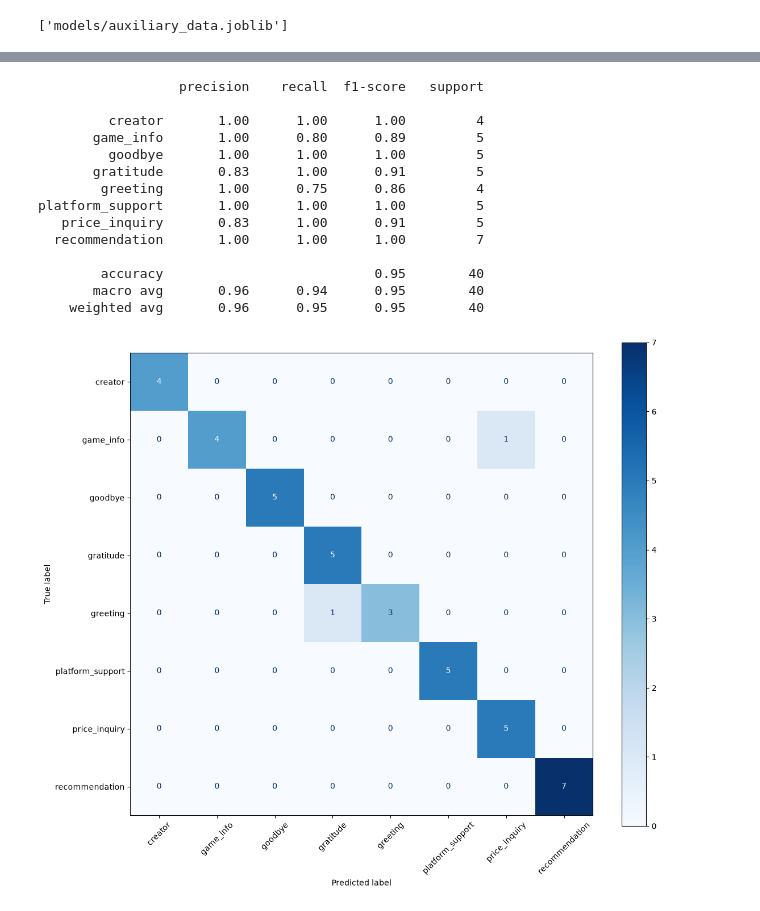
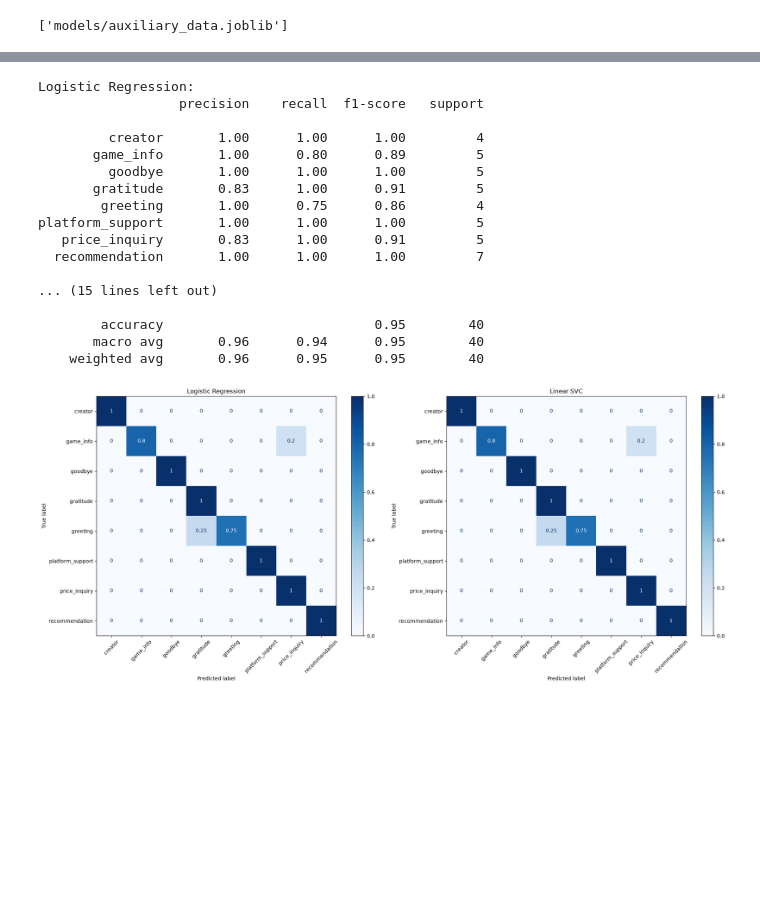
Before and after one commit to zhon12345/steam-chatbot, a Jupyter notebook: Steam AI Chatbot.ipynb, the cells around one changed output, grey strips where cells are left out. Drawn from its saved outputs; the diff is of its cells as text; code cells hidden in the pictures; blank space fills up the shorter version.

Commit message:
✨ Add LinearSVC intent classifier

```diff
--- a/Steam AI Chatbot.ipynb
+++ b/Steam AI Chatbot.ipynb
@@ -259,3 +254,15 @@ Pipeline(steps=[('features',
                 ('clf',
                  LogisticRegression(class_weight='balanced', max_iter=1000,
                                     random_state=42))])
+# %%
+base = LinearSVC(C=1.0, random_state=42, class_weight="balanced")
+calibrated = CalibratedClassifierCV(estimator=base, cv=5)
+
+lsvc = Pipeline(
+    [
+        ("features", features),
+        ("clf", calibrated),
+    ]
+)
+
+lsvc.fit(patterns, tags)
@@ -443,39 +464,67 @@ You're welcome! Let me know if you need anything else.
 # %%
 X_train, X_test, y_train, y_test = train_test_split(
     patterns, tags, test_size=0.2, random_state=42, stratify=tags
 )
 
-model.fit(X_train, y_train)
+lr.fit(X_train, y_train)
+lsvc.fit(X_train, y_train)
 
-y_pred = model.predict(X_test)
+lr_pred = lr.predict(X_test)
+lsvc_pred = lsvc.predict(X_test)
 
-print(classification_report(y_test, y_pred, zero_division=0))
+print("Logistic Regression:")
+print(classification_report(y_test, lr_pred, zero_division=0))
 
-cm = confusion_matrix(y_test, y_pred, labels=model.classes_)
-disp = ConfusionMatrixDisplay(confusion_matrix=cm, display_labels=model.classes_)
+print("LinearSVC:")
+print(classification_report(y_test, lsvc_pred, zero_division=0))
 
-fig, ax = plt.subplots(figsize=(12, 10))
+fig, ax = plt.subplots(1, 2, figsize=(20, 8))
 
-disp.plot(ax=ax, xticks_rotation=45, cmap="Blues")
+ConfusionMatrixDisplay.from_predictions(
+    y_test,
+    lr_pred,
+    labels=sorted(set(y_test)),
+    normalize="true",
+    ax=ax[0],
+    xticks_rotation=45,
+    cmap="Blues",
+)
+
+ax[0].set_title("Logistic Regression")
+
+ConfusionMatrixDisplay.from_predictions(
+    y_test,
+    lsvc_pred,
+    labels=sorted(set(y_test)),
+    normalize="true",
+    ax=ax[1],
+    xticks_rotation=45,
+    cmap="Blues",
+)
+
+ax[1].set_title("Linear SVC")
 
 plt.tight_layout()
 plt.show()
 # %% [output]
+Logistic Regression:
                   precision    recall  f1-score   support
 
          creator       1.00      1.00      1.00         4
        game_info       1.00      0.80      0.89         5
          goodbye       1.00      1.00      1.00         5
        gratitude       0.83      1.00      0.91         5
         greeting       1.00      0.75      0.86         4
 platform_support       1.00      1.00      1.00         5
    price_inquiry       0.83      1.00      0.91         5
   recommendation       1.00      1.00      1.00         7
 
+... (15 lines left out)
+
         accuracy                           0.95        40
        macro avg       0.96      0.94      0.95        40
     weighted avg       0.96      0.95      0.95        40
-[figure, old version]
+[figure, new version]
 # %%
 with open("data/eval_bleu.json", "r") as f:
     conversational_cases = json.load(f)
```
Also changed, not shown: parts of 7 cells of this notebook, 5 other files.
